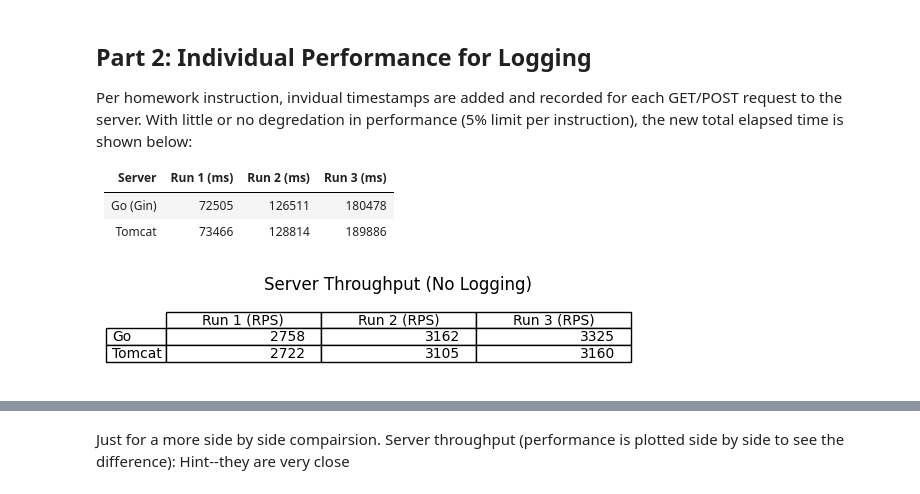
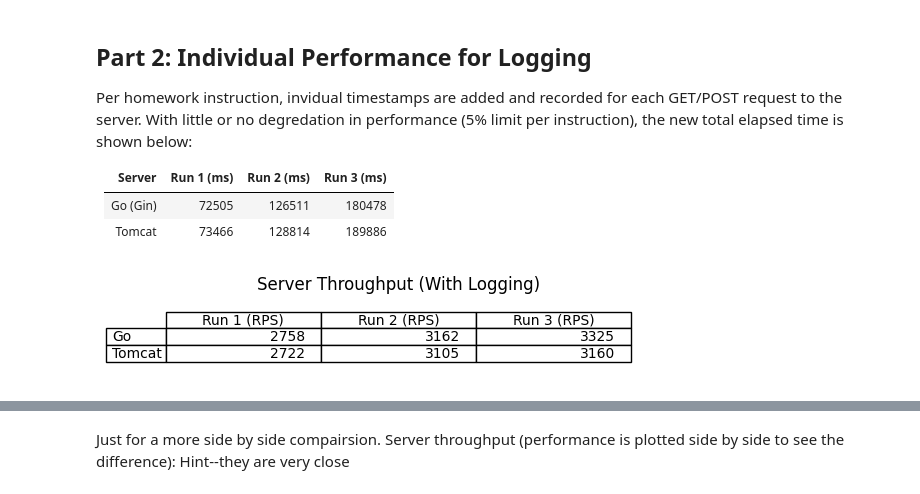
Before and after one commit to sjchin88/FA-23DBI, a Jupyter notebook: homework1/hw1_plot.ipynb, the cells around one changed output, grey strips where cells are left out. Saved outputs shown, nothing was run; the diff lists cells and outputs as text; code cells hidden in the pictures.

```diff
--- a/homework1/hw1_plot.ipynb
+++ b/homework1/hw1_plot.ipynb
@@ -91,19 +91,17 @@ Per homework instruction, invidual timestamps are added and recorded for each GE
 # %%
 go_wall_run_log = [72505, 126511, 180478]
 tomcat_wall_run_log = [73466, 128814, 189886]
 
 throughput_go_log = [round(request / (time / 1000)) for request, time in zip(total_requests, go_wall_run_log)]
 throughput_tomcat_log = [round(request / (time / 1000)) for request, time in zip(total_requests, tomcat_wall_run_log)]
 
-# data = list(zip(throughput_go, throughput_tomcat))
 data_log = [throughput_go_log, throughput_tomcat_log]
-
 
 plt.figure(figsize=(6, 1))
 plt.axis('off')
 table = plt.table(cellText=data_log, colLabels=["Run 1 (RPS)", "Run 2 (RPS)", "Run 3 (RPS)"], rowLabels=["Go", "Tomcat"], loc='center')
 
-plt.title("Server Throughput (No Logging)")
+plt.title("Server Throughput (With Logging)")
 plt.show()
 # %% [output]
-[figure, old version]
+[figure, new version]
```
Also changed, not shown: parts of 5 cells of this notebook, 11 other files.
